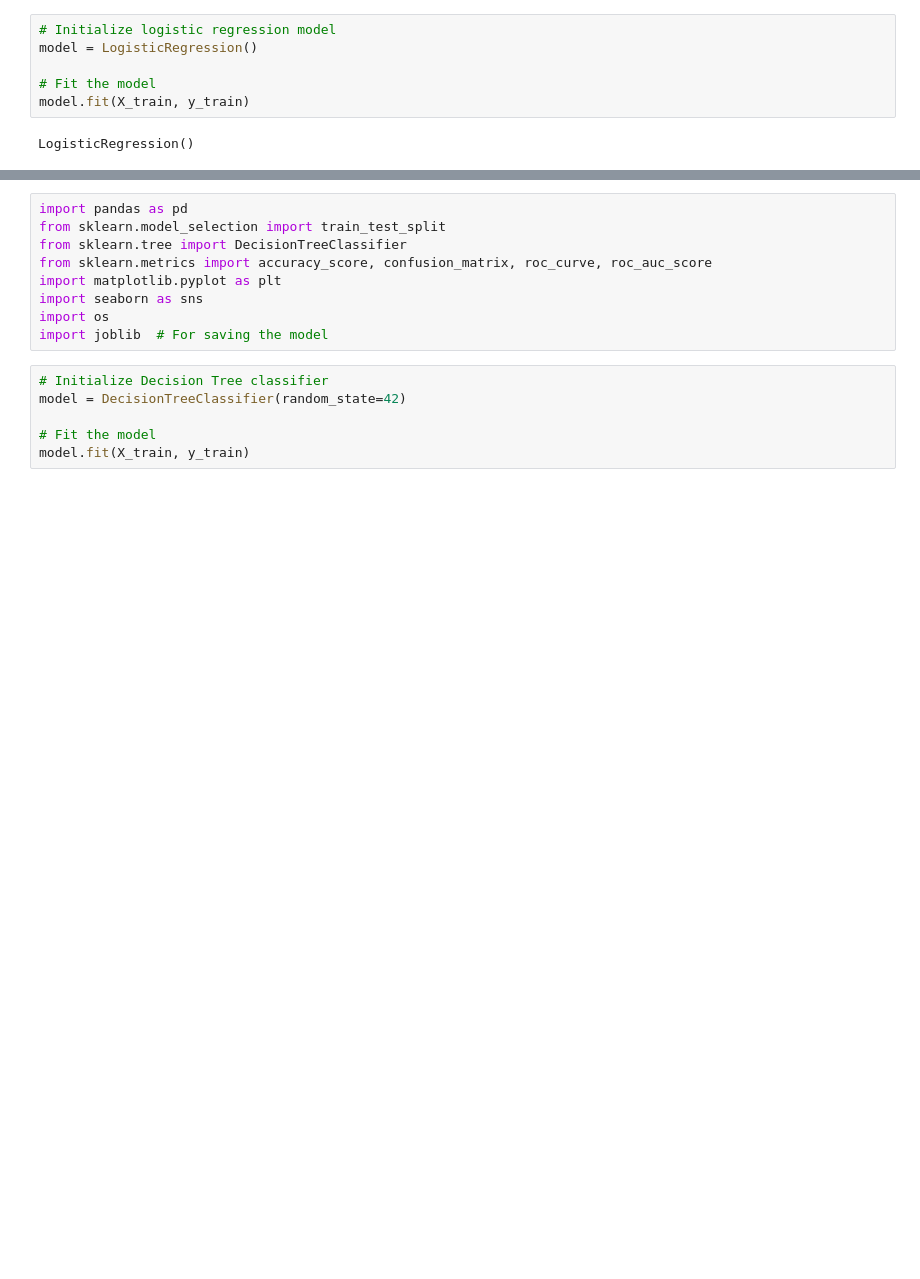
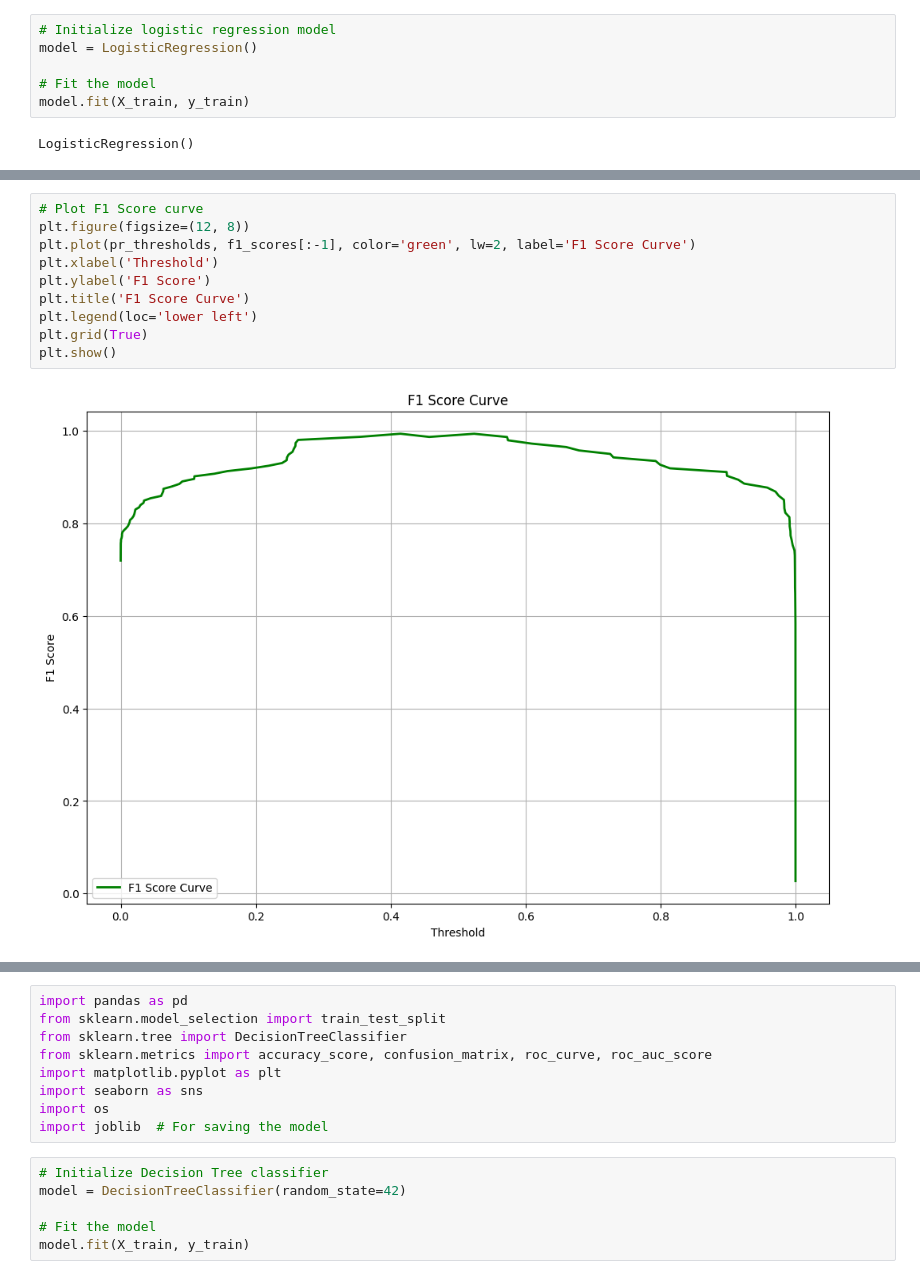
Before and after one commit to Er-Thomas007/Machine_Learning_for_Analyzing_Student_Academic_Performance, a Jupyter notebook: Student_Performance_Analysis.ipynb, the cells around one changed output, grey strips where cells are left out. Cells and saved outputs as stored; diff of their text form; blank space fills up the shorter version.

```diff
--- a/Student_Performance_Analysis.ipynb
+++ b/Student_Performance_Analysis.ipynb
@@ -960,0 +995,12 @@ Model saved at ML_MODEL/logistic_regression_model.pkl
+# %%
+# Plot F1 Score curve
+plt.figure(figsize=(12, 8))
+plt.plot(pr_thresholds, f1_scores[:-1], color='green', lw=2, label='F1 Score Curve')
+plt.xlabel('Threshold')
+plt.ylabel('F1 Score')
+plt.title('F1 Score Curve')
+plt.legend(loc='lower left')
+plt.grid(True)
+plt.show()
+# %% [output]
+[figure, added]
```
Also changed, not shown: parts of 59 cells of this notebook, 11 other files.
